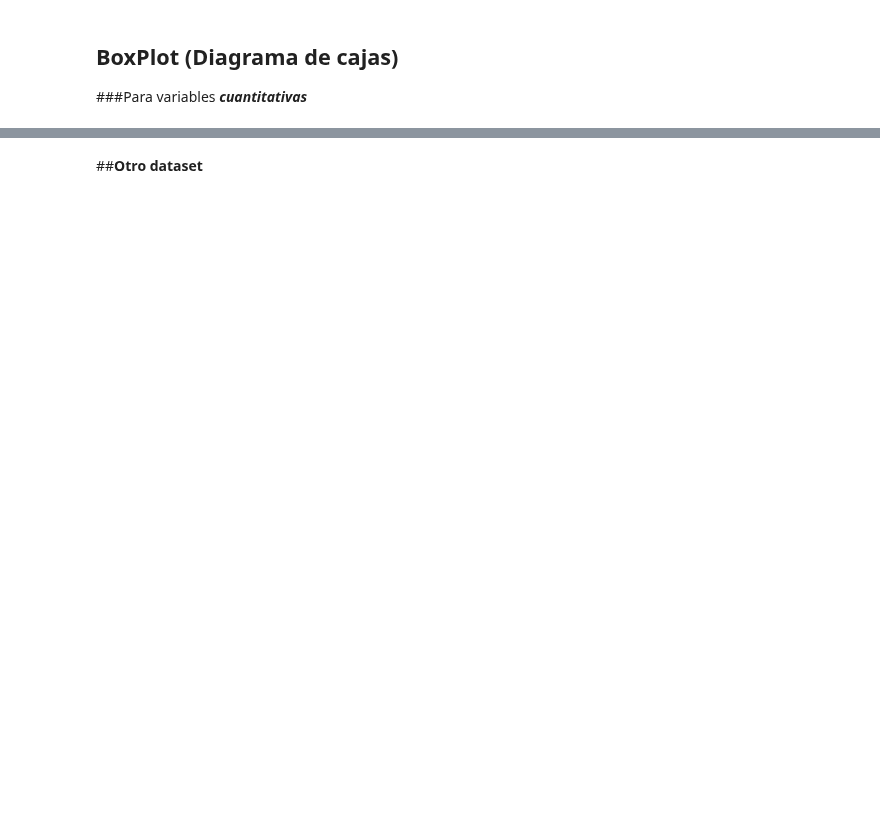
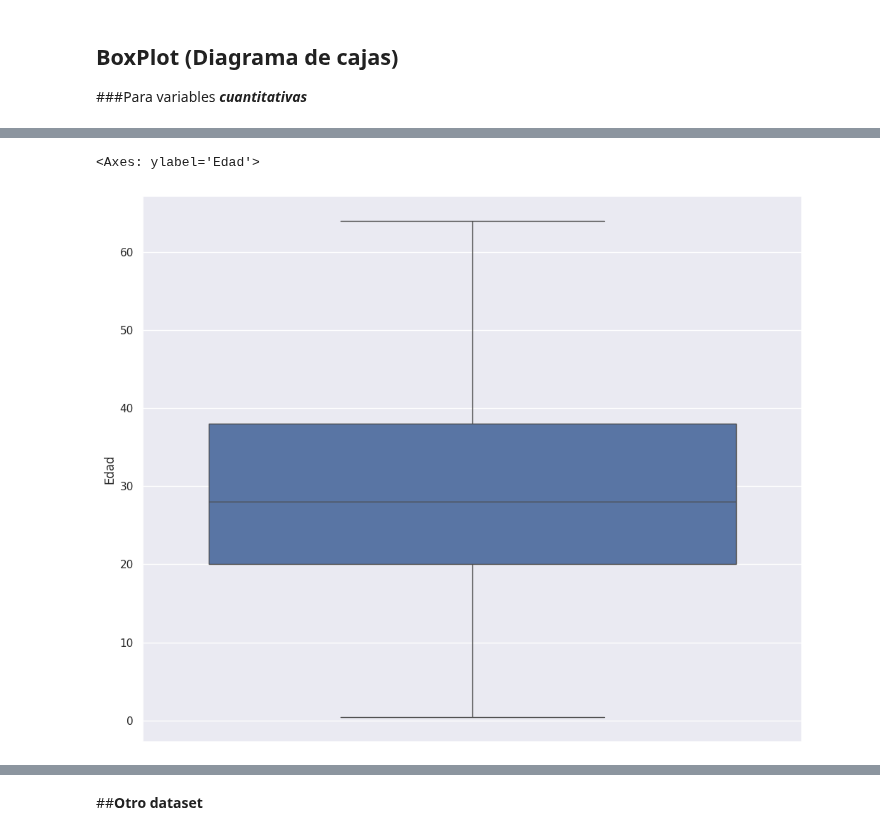
Before and after one commit to escorpio11/programa-python, a Jupyter notebook: Modulo04/Sesión_5_Univariado_[Professor_View].ipynb, the cells around one changed output, grey strips where cells are left out. Saved outputs shown, nothing was run; the diff lists cells and outputs as text; code cells hidden in the pictures; blank space fills up the shorter version.

```diff
--- a/Modulo04/Sesión_5_Univariado_[Professor_View].ipynb
+++ b/Modulo04/Sesión_5_Univariado_[Professor_View].ipynb
@@ -325,3 +404,9 @@ sns.boxplot(data=df, y='Tarifa')  ### Completar
+# %%
+df_limpio = df[df['Edad']<65]
+sns.boxplot(data=df_limpio, y='Edad')
+# %% [output]
+<Axes: ylabel='Edad'>
+[figure, added]
 # %%
 # Mostrar estadísticas descriptivas para la columna 'Edad' del dataframe df
 df['Edad'].describe() ### Completar
```
Also changed, not shown: parts of 26 cells of this notebook.
